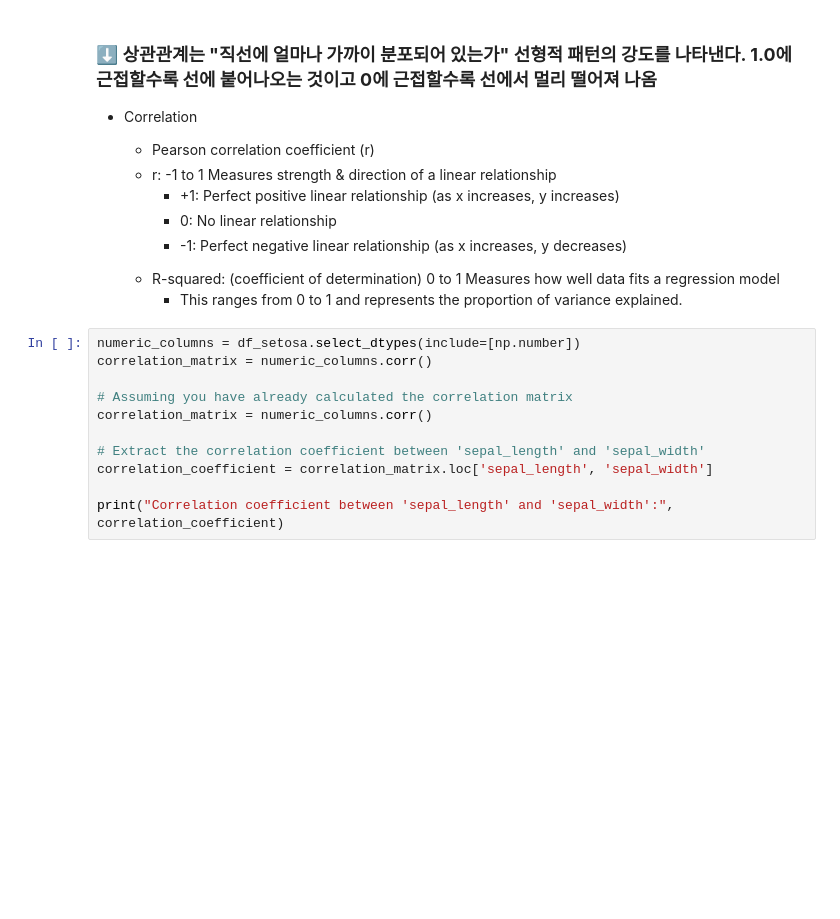
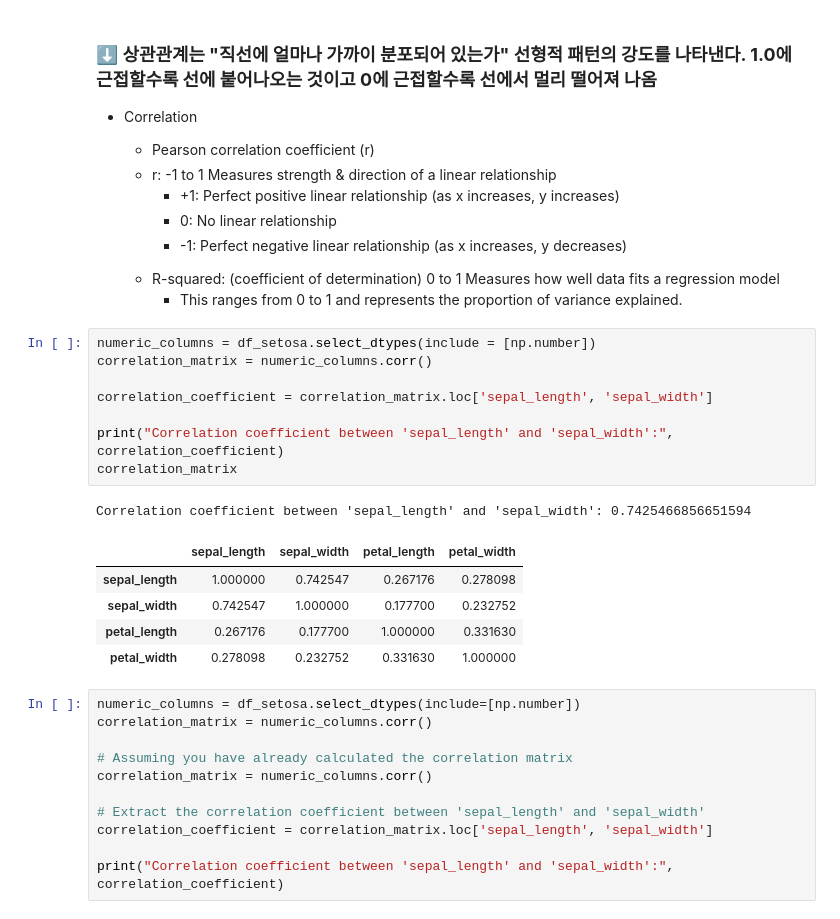
Before and after one commit to SEOWOOJI/Pandas_Stats_Data_Analysis_2025, a Jupyter notebook: scikit_learn.ipynb, the cells around one changed output. Saved outputs shown, nothing was run; the diff lists cells and outputs as text; blank space fills up the shorter version.

```diff
--- a/scikit_learn.ipynb
+++ b/scikit_learn.ipynb
@@ -632,6 +690,21 @@ plt.plot(xfit, yfit)
   >
   - R-squared: (coefficient of determination)	0 to 1	Measures how well data fits a regression model
     - This ranges from 0 to 1 and represents the proportion of variance explained.
+# %%
+numeric_columns = df_setosa.select_dtypes(include = [np.number])
+correlation_matrix = numeric_columns.corr()
+
+correlation_coefficient = correlation_matrix.loc['sepal_length', 'sepal_width']
+
+print("Correlation coefficient between 'sepal_length' and 'sepal_width':", correlation_coefficient)
+correlation_matrix
+# %% [output]
+Correlation coefficient between 'sepal_length' and 'sepal_width': 0.7425466856651594
+|  | sepal_length | sepal_width | petal_length | petal_width |
+| sepal_length | 1.000000 | 0.742547 | 0.267176 | 0.278098 |
+| sepal_width | 0.742547 | 1.000000 | 0.177700 | 0.232752 |
+| petal_length | 0.267176 | 0.177700 | 1.000000 | 0.331630 |
+| petal_width | 0.278098 | 0.232752 | 0.331630 | 1.000000 |
 # %%
 numeric_columns = df_setosa.select_dtypes(include=[np.number])
 correlation_matrix = numeric_columns.corr()
```
Also changed, not shown: parts of 23 cells of this notebook.
